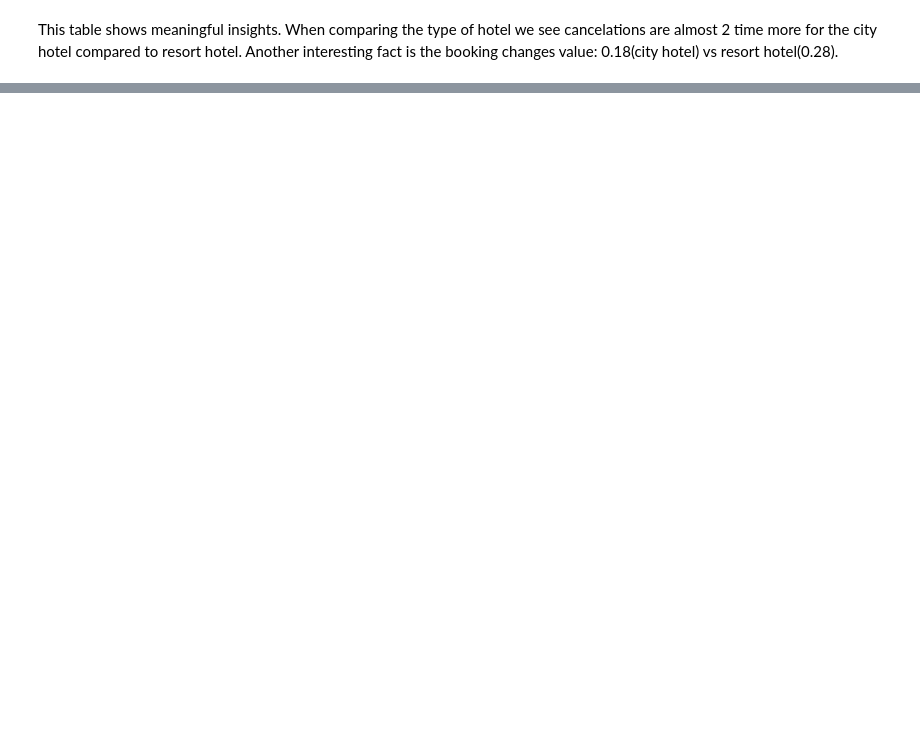
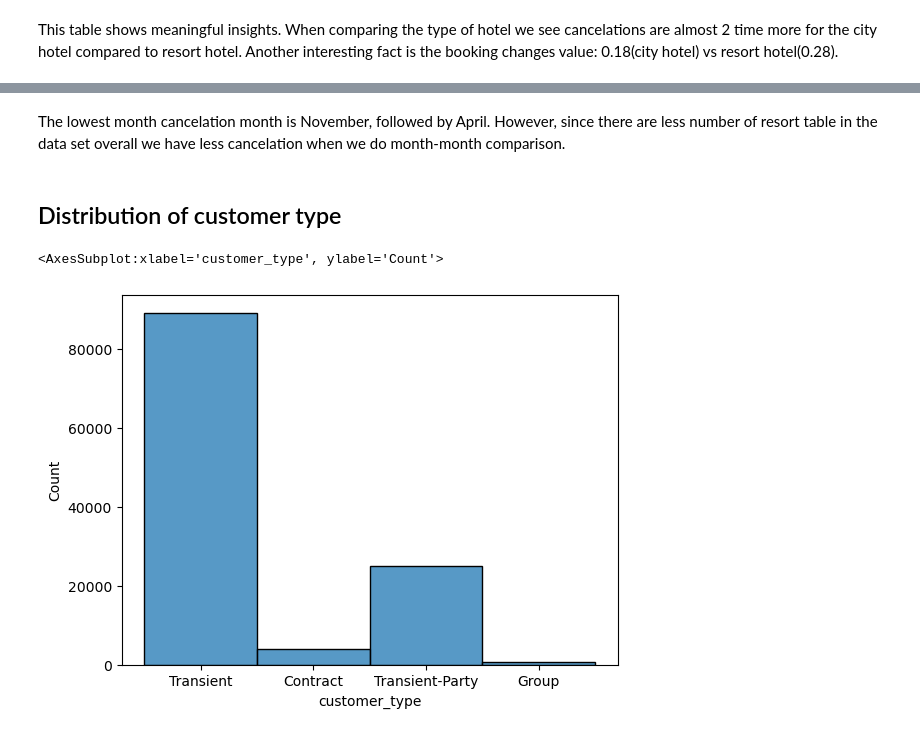
Before and after one commit to mpaydar/Data-Analysis-Personal-Projects, a Jupyter notebook: Data Modeling/hotel_book_prediction.ipynb, the cells around one changed output, grey strips where cells are left out. Saved outputs shown, nothing was run; the diff lists cells and outputs as text; code cells hidden in the pictures; blank space fills up the shorter version.

```diff
--- a/Data Modeling/hotel_book_prediction.ipynb
+++ b/Data Modeling/hotel_book_prediction.ipynb
@@ -300,0 +329,10 @@ plt.show()
+# %% [markdown]
+The lowest month cancelation month is November, followed by April. However, since there are less number of resort table in the data set overall we have less cancelation when we do month-month comparison.
+# %% [markdown]
+## Distribution of customer type
+# %%
+customer_type=df['customer_type'].value_counts()
+sns.histplot(data=df['customer_type'])
+# %% [output]
+<AxesSubplot:xlabel='customer_type', ylabel='Count'>
+[figure, added]
```
Also changed, not shown: parts of 16 cells of this notebook.
